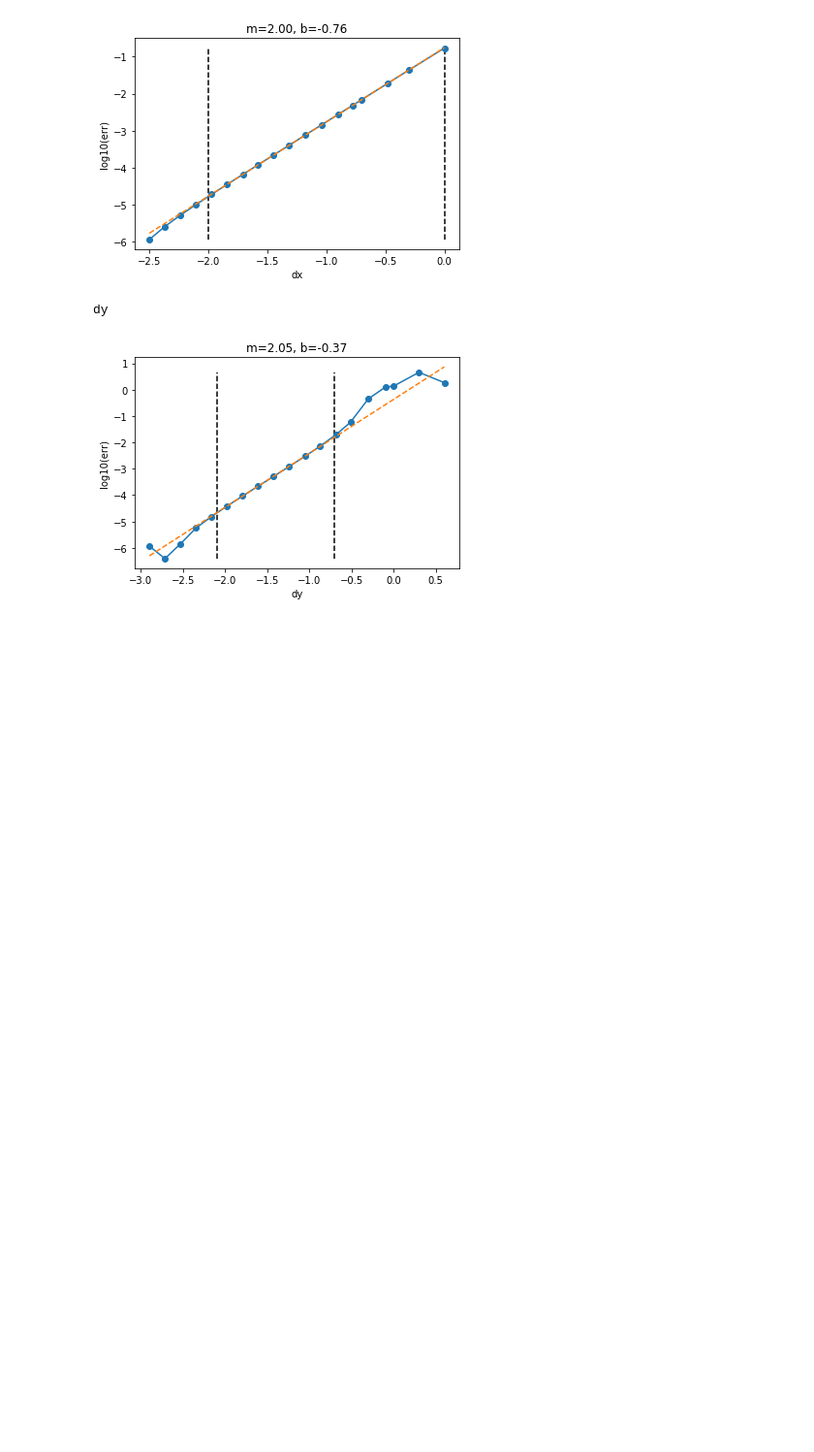
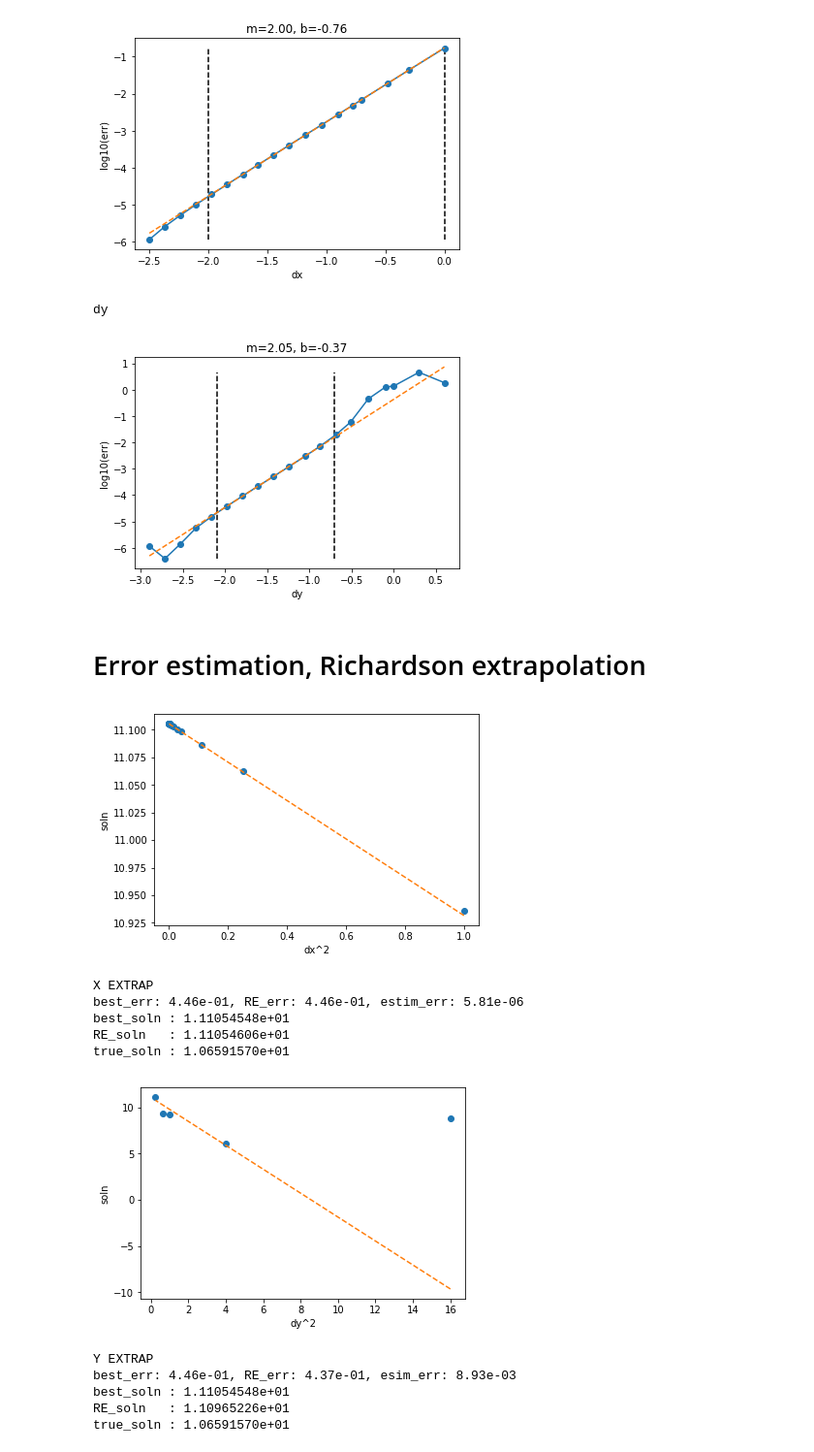
Before and after one commit to OliverEvans96/kelp, a Jupyter notebook: code/python/ConvergenceOrderTest.ipynb, the cells around one changed output. Shown at 97% size. Saved outputs shown, nothing was run; the diff lists cells and outputs as text; code cells hidden in the pictures; blank space fills up the shorter version.

```diff
--- a/code/python/ConvergenceOrderTest.ipynb
+++ b/code/python/ConvergenceOrderTest.ipynb
@@ -147,3 +231,71 @@ dx
 [figure]
 dy
 [figure]
+# %% [markdown]
+# Error estimation, Richardson extrapolation
+# %%
+i, j = 15, 4
+
+inds = np.zeros_like(soln_arr, dtype=bool)
+inds[:i+1, j] = True
+x = dx_grid[inds]**2
+y = soln_arr[inds]
+soln_subset = soln_arr[inds]
+m, b = robust_lin_regression(x, y, w=1/x)
+#xl = np.array([np.min(x), np.max(x)])
+yl = m*x + b
+plt.figure()
+plt.plot(x, y, 'o')
+plt.plot(x, yl, '--')
+plt.xlabel('dx^2')
+plt.ylabel('soln')
+plt.show()
+
+best_soln = soln_subset[-1]
+best_err = np.abs(true_soln - best_soln)
+re_err = np.abs(true_soln - b)
+estim_err = np.abs(best_soln - b)
+print("X EXTRAP")
+print("best_err: {:.2e}, RE_err: {:.2e}, estim_err: {:.2e}".format(best_err, re_err, estim_err))
+print("{:10s}: {:.8e}".format('best_soln', best_soln))
+print("{:10s}: {:.8e} ".format('RE_soln', b))
+print("{:10s}: {:.8e}".format('true_soln', true_soln))
+print()
+
+inds = np.zeros_like(soln_arr, dtype=bool)
+inds[i, :j+1] = True
+x = dy_grid[inds]**2
+y = soln_arr[inds]
+soln_subset = soln_arr[inds]
+m, b = robust_lin_regression(x, y, w=1/x)
+#xl = np.array([np.min(x), np.max(x)])
+yl = m*x + b
+plt.figure()
+plt.plot(x, y, 'o')
+plt.plot(x, yl, '--')
+plt.xlabel('dy^2')
+plt.ylabel('soln')
+plt.show()
+
+best_soln = soln_subset[-1]
+best_err = np.abs(true_soln - best_soln)
+re_err = np.abs(true_soln - b)
+estim_err = np.abs(best_soln - b)
+print("Y EXTRAP")
+print("best_err: {:.2e}, RE_err: {:.2e}, esim_err: {:.2e}".format(best_err, re_err, estim_err))
+print("{:10s}: {:.8e}".format('best_soln', best_soln))
+print("{:10s}: {:.8e} ".format('RE_soln', b))
+print("{:10s}: {:.8e}".format('true_soln', true_soln))
+# %% [output]
+[figure, added]
+X EXTRAP
+best_err: 4.46e-01, RE_err: 4.46e-01, estim_err: 5.81e-06
+best_soln : 1.11054548e+01
+RE_soln   : 1.11054606e+01
+true_soln : 1.06591570e+01
+[figure, added]
+Y EXTRAP
+best_err: 4.46e-01, RE_err: 4.37e-01, esim_err: 8.93e-03
+best_soln : 1.11054548e+01
+RE_soln   : 1.10965226e+01
+true_soln : 1.06591570e+01
```
Also changed, not shown: parts of 20 cells of this notebook, 9 other files.
